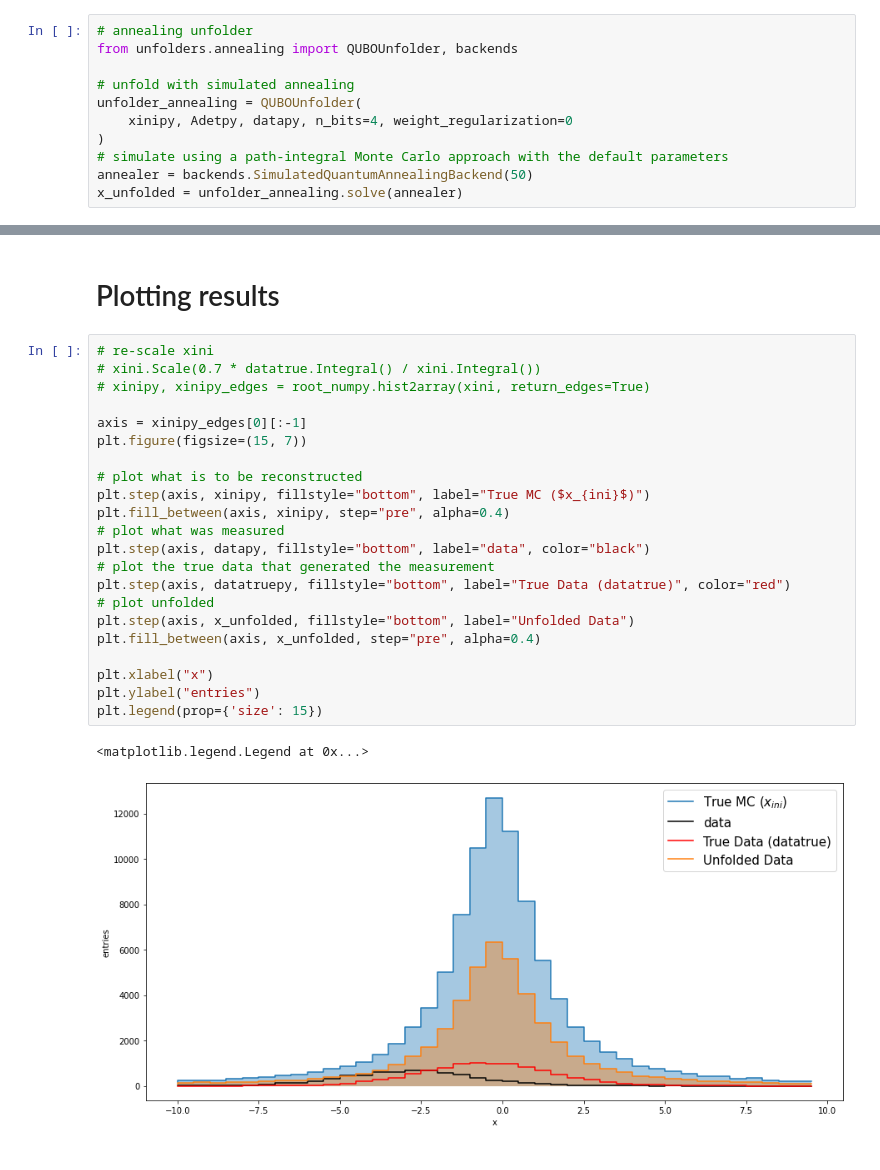
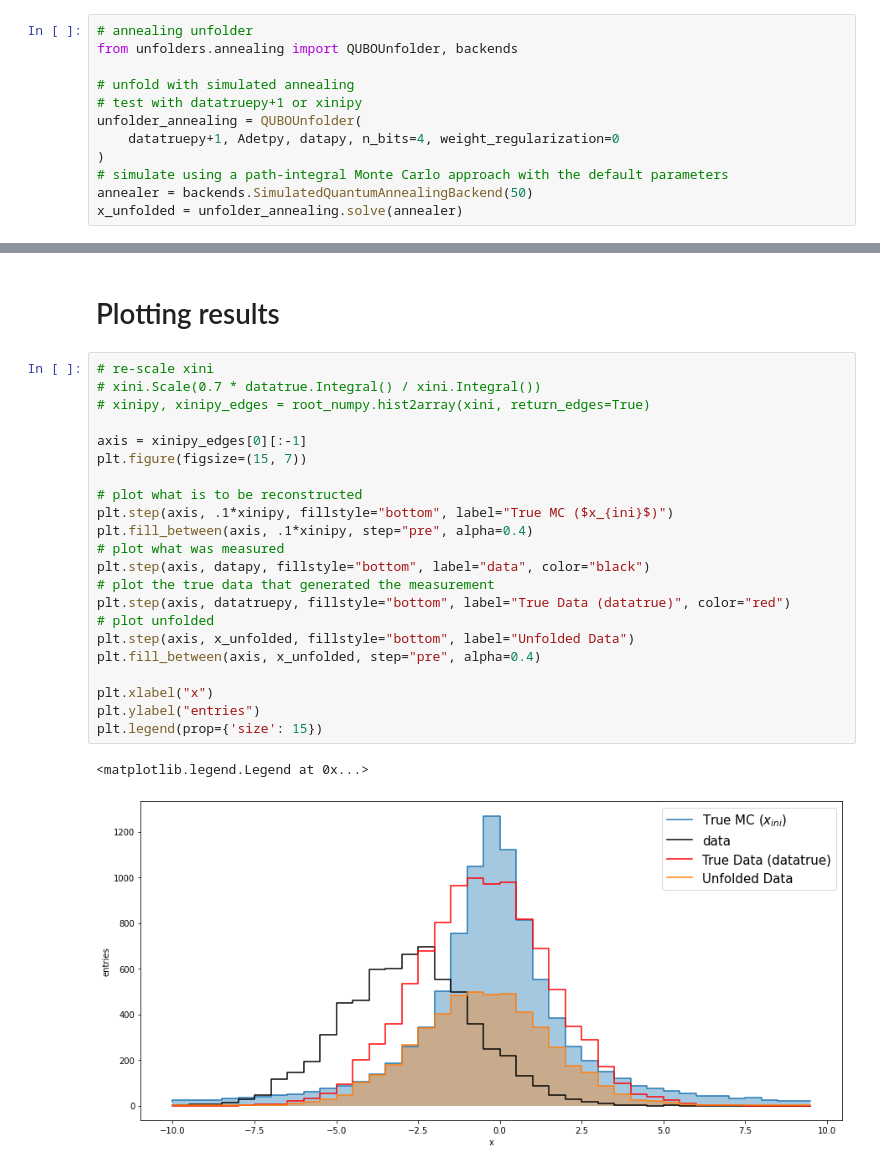
Before and after one commit to peguerosdc/unfolding_benchmark, a Jupyter notebook: example - quantum annealing.ipynb, the cells around one changed output, grey strips where cells are left out. Saved outputs shown, nothing was run; the diff lists cells and outputs as text.

```diff
--- a/example - quantum annealing.ipynb
+++ b/example - quantum annealing.ipynb
@@ -133,8 +133,9 @@ plt.legend(prop={'size': 15})
 from unfolders.annealing import QUBOUnfolder, backends
 
 # unfold with simulated annealing
+# test with datatruepy+1 or xinipy
 unfolder_annealing = QUBOUnfolder(
-    xinipy, Adetpy, datapy, n_bits=4, weight_regularization=0
+    datatruepy+1, Adetpy, datapy, n_bits=4, weight_regularization=0
 )
 # simulate using a path-integral Monte Carlo approach with the default parameters
 annealer = backends.SimulatedQuantumAnnealingBackend(50)
@@ -162,25 +163,25 @@ x_unfolded = unfolder_annealing.solve(annealer)
 # %%
 # re-scale xini
 # xini.Scale(0.7 * datatrue.Integral() / xini.Integral())
 # xinipy, xinipy_edges = root_numpy.hist2array(xini, return_edges=True)
 
 axis = xinipy_edges[0][:-1]
 plt.figure(figsize=(15, 7))
 
 # plot what is to be reconstructed
-plt.step(axis, xinipy, fillstyle="bottom", label="True MC ($x_{ini}$)")
-plt.fill_between(axis, xinipy, step="pre", alpha=0.4)
+plt.step(axis, .1*xinipy, fillstyle="bottom", label="True MC ($x_{ini}$)")
+plt.fill_between(axis, .1*xinipy, step="pre", alpha=0.4)
 # plot what was measured
 plt.step(axis, datapy, fillstyle="bottom", label="data", color="black")
 # plot the true data that generated the measurement
 plt.step(axis, datatruepy, fillstyle="bottom", label="True Data (datatrue)", color="red")
 # plot unfolded
 plt.step(axis, x_unfolded, fillstyle="bottom", label="Unfolded Data")
 plt.fill_between(axis, x_unfolded, step="pre", alpha=0.4)
 
 plt.xlabel("x")
 plt.ylabel("entries")
 plt.legend(prop={'size': 15})
 # %% [output]
 <matplotlib.legend.Legend at 0x...>
-[figure, old version]
+[figure, new version]
```
Also changed, not shown: parts of 1 cell of this notebook, 1 other file.
